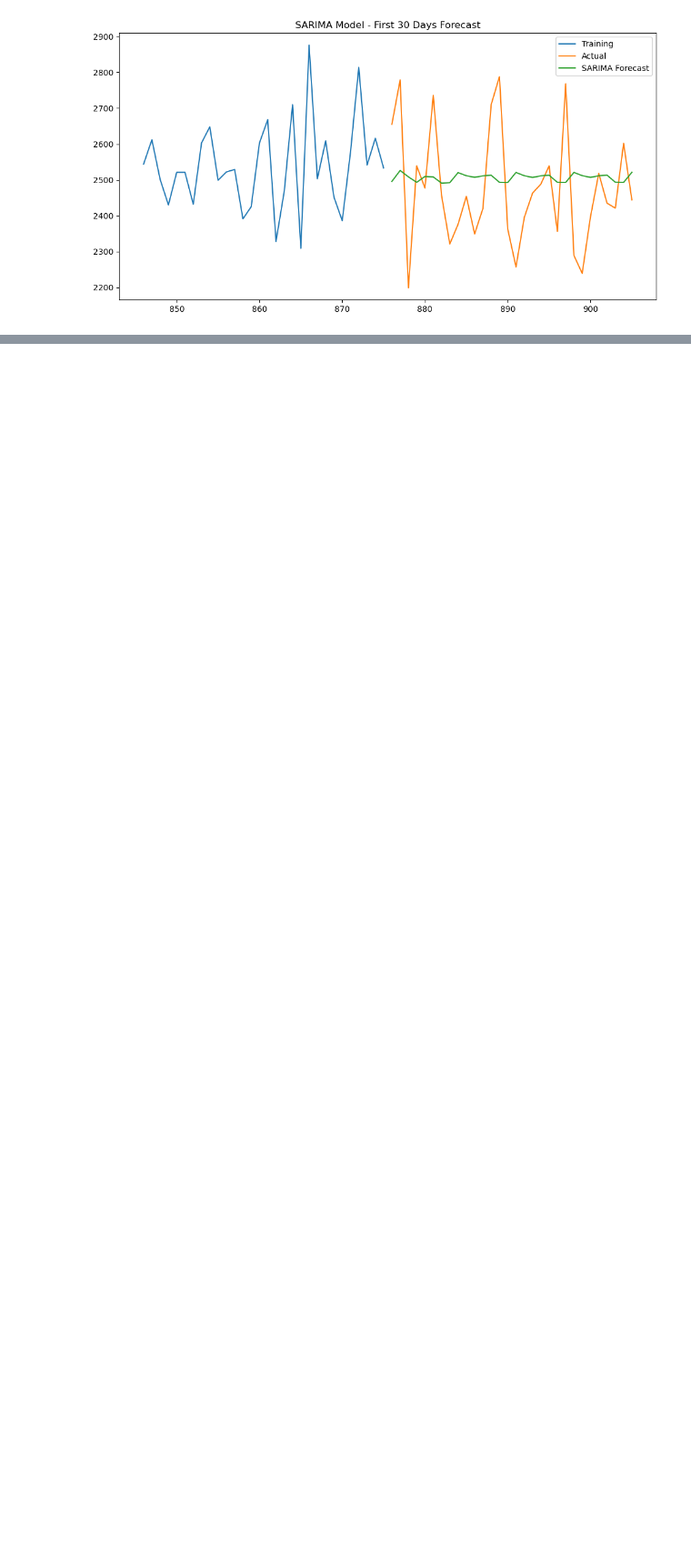
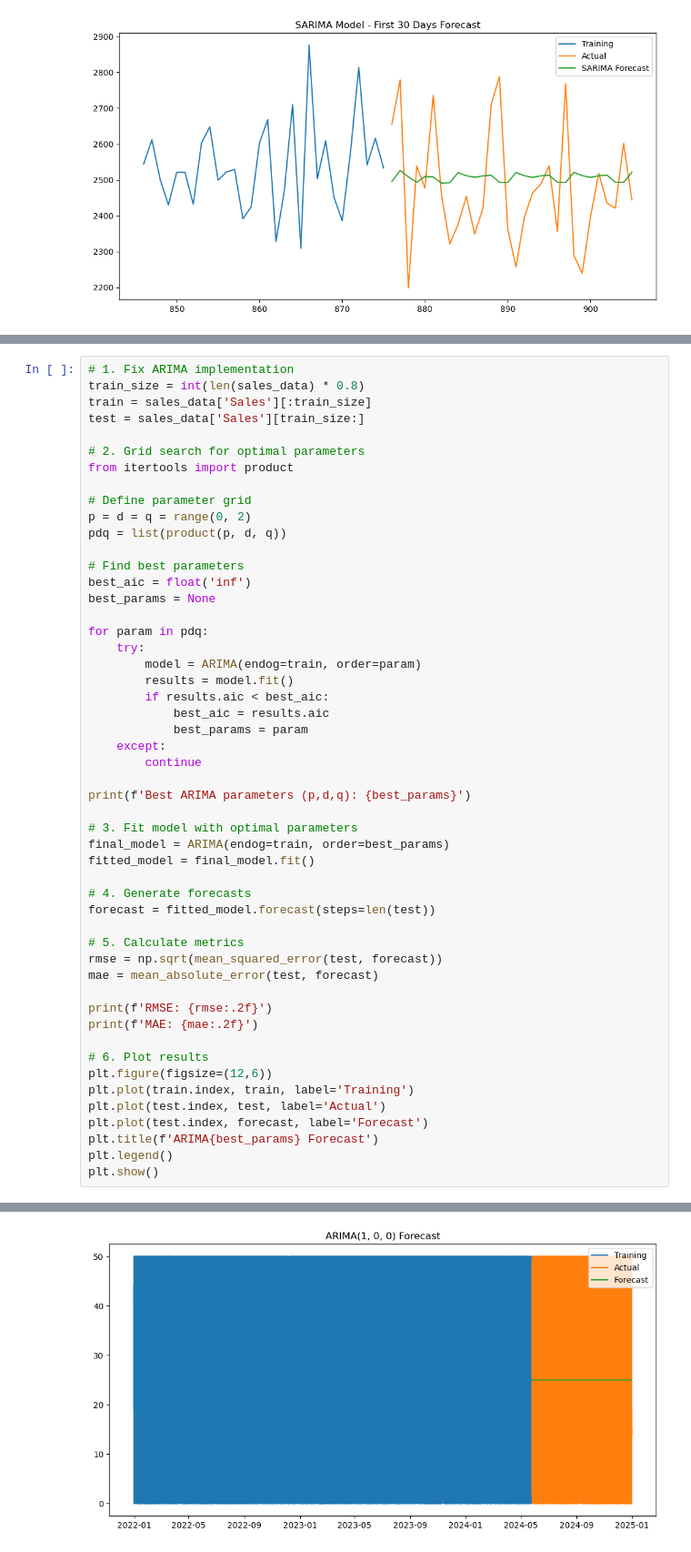
Before and after one commit to Rojal123245/Sales-Automation-AI, a Jupyter notebook: model/model.ipynb, the cells around one changed output, grey strips where cells are left out. Shown at 91% size. Drawn from its saved outputs; the diff is of its cells as text; blank space fills up the shorter version.

```diff
--- a/model/model.ipynb
+++ b/model/model.ipynb
@@ -660,0 +720,52 @@ KeyError: 'y'
+# %%
+# 1. Fix ARIMA implementation
+train_size = int(len(sales_data) * 0.8)
+train = sales_data['Sales'][:train_size]
+test = sales_data['Sales'][train_size:]
+
+# 2. Grid search for optimal parameters
+from itertools import product
+
+# Define parameter grid
+p = d = q = range(0, 2)
+pdq = list(product(p, d, q))
+
+# Find best parameters
+best_aic = float('inf')
+best_params = None
+
+for param in pdq:
+    try:
+        model = ARIMA(endog=train, order=param)
+        results = model.fit()
+        if results.aic < best_aic:
+            best_aic = results.aic
+            best_params = param
+    except:
+        continue
+
+print(f'Best ARIMA parameters (p,d,q): {best_params}')
+
+# 3. Fit model with optimal parameters
+final_model = ARIMA(endog=train, order=best_params)
+fitted_model = final_model.fit()
+
+# 4. Generate forecasts
+forecast = fitted_model.forecast(steps=len(test))
+
+# 5. Calculate metrics
+rmse = np.sqrt(mean_squared_error(test, forecast))
+mae = mean_absolute_error(test, forecast)
+
+print(f'RMSE: {rmse:.2f}')
+print(f'MAE: {mae:.2f}')
+
+# 6. Plot results
+plt.figure(figsize=(12,6))
+plt.plot(train.index, train, label='Training')
+plt.plot(test.index, test, label='Actual')
+plt.plot(test.index, forecast, label='Forecast')
+plt.title(f'ARIMA{best_params} Forecast')
+plt.legend()
+plt.show()
+# %% [output]
@@ -661,3 +775,4 @@ KeyError: 'y'
+[figure, added]
 # %%
 sales_data = data.groupby('Date')['Sales'].sum()
 
```
Also changed, not shown: parts of 6 cells of this notebook.
